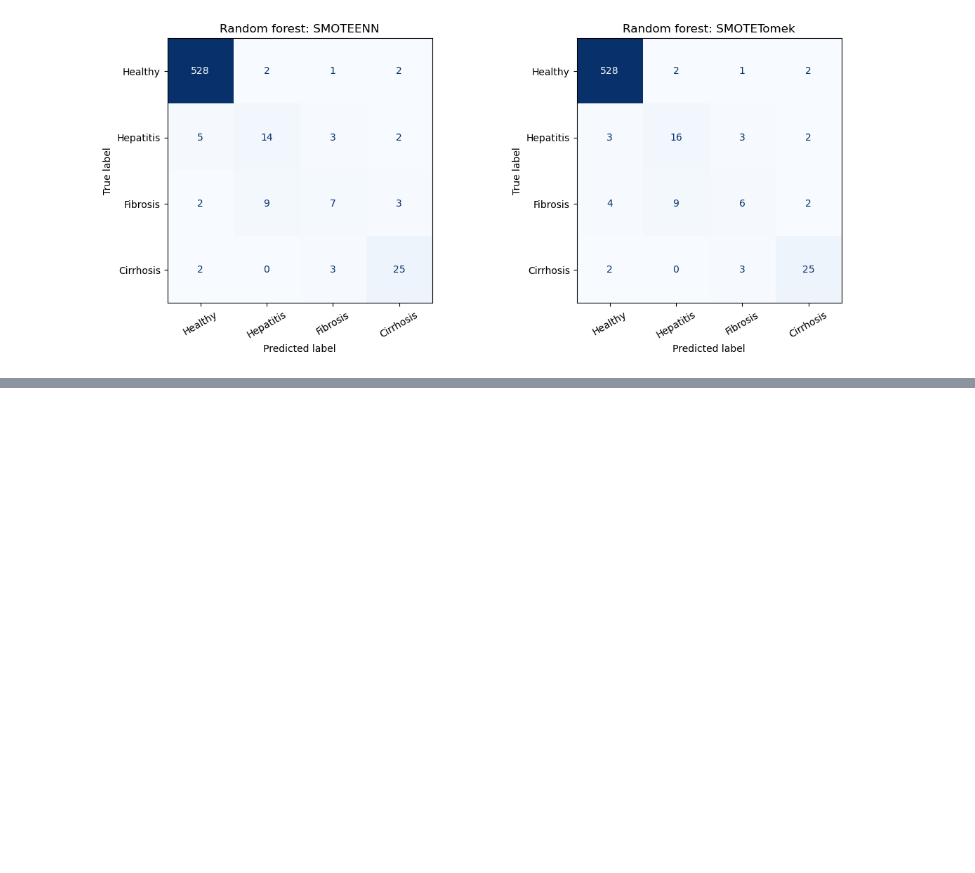
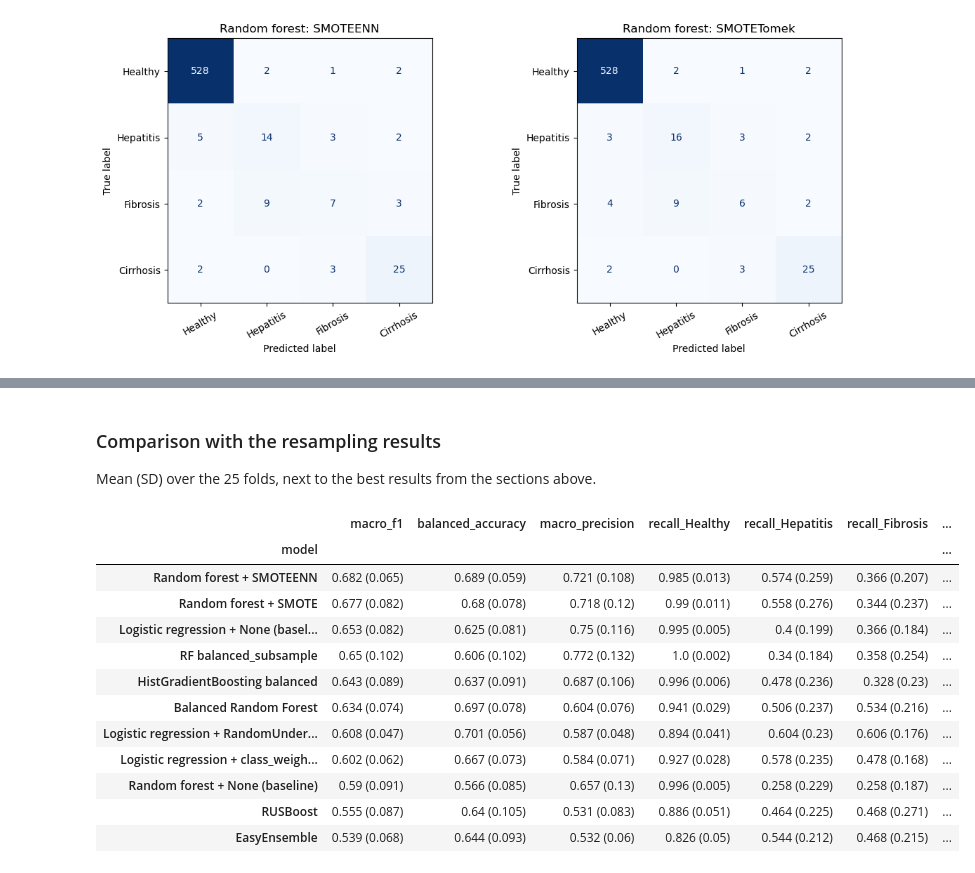
Before and after one commit to omaralhajjaj4-star/hcv-ML-DS-project, a Jupyter notebook: class_imbalance.ipynb, the cells around one changed output, grey strips where cells are left out. Saved outputs shown, nothing was run; the diff lists cells and outputs as text; code cells hidden in the pictures; blank space fills up the shorter version.

```diff
--- a/class_imbalance.ipynb
+++ b/class_imbalance.ipynb
@@ -435,16 +412,16 @@ exactly once.
 # %%
-# For each model, pick the two strategies with the highest macro F1.
+# for each model, pick the two strategies with the highest macro F1
 for model_name in MODELS:
     top_two = mean_table.loc[model_name]["macro_f1"].nlargest(2).index
     fig, axes = plt.subplots(1, 2, figsize=(12, 5))
 
     for ax, strategy in zip(axes, top_two):
-        # Use only the first repeat (the first 5 splits) so that every
-        # patient appears in exactly one test fold and is predicted once.
-        pipeline = build_pipeline(model_name, strategy)
+        # use only the first repeat (the first 5 splits) so that every
+        # patient appears in exactly one test fold and is predicted once
+        pipeline = PIPELINES[(model_name, strategy)]
         predicted = cross_val_predict(pipeline, X, y, cv=SPLITS[:N_SPLITS])
 
-        # Draw the confusion matrix: rows are true, columns predicted.
+        # draw the confusion matrix: rows are true, columns predicted
         ConfusionMatrixDisplay.from_predictions(
             y, predicted, labels=CLASSES, ax=ax, colorbar=False,
             cmap="Blues")
@@ -457,0 +480,43 @@ for model_name in MODELS:
+# %% [markdown]
+### Comparison with the resampling results
+
+Mean (SD) over the 25 folds, next to the best results from the sections above.
+# %%
+# pick the reference rows from the earlier results table
+reference_pairs = [
+    ("Random forest", BASELINE), ("Random forest", "SMOTE"),
+    ("Random forest", "SMOTEENN"), ("Logistic regression", BASELINE),
+    ("Logistic regression", "class_weight=balanced"),
+    ("Logistic regression", "RandomUnderSampler"),
+]
+keep = [
+    ((results["model"] == m) & (results["strategy"] == s))
+    for m, s in reference_pairs
+]
+reference = results[np.logical_or.reduce(keep)].copy()
+
+# label every row as "model + strategy" so all runs sit in one table
+reference["model"] = reference["model"] + " + " + reference["strategy"]
+combined = pd.concat([reference, experiment], ignore_index=True)
+
+# mean and SD per run, sorted by macro F1 (best first)
+grouped = combined.groupby("model", sort=False)[METRICS]
+mean_exp = grouped.mean()
+sd_exp = grouped.std()
+order = mean_exp["macro_f1"].sort_values(ascending=False).index
+display((mean_exp.round(3).astype(str) + " ("
+         + sd_exp.round(3).astype(str) + ")").loc[order])
+# %% [output]
+|  | macro_f1 | balanced_accuracy | macro_precision | recall_Healthy | recall_Hepatitis | recall_Fibrosis | ... |
+| model |  |  |  |  |  |  | ... |
+| Random forest + SMOTEENN | 0.682 (0.065) | 0.689 (0.059) | 0.721 (0.108) | 0.985 (0.013) | 0.574 (0.259) | 0.366 (0.207) | ... |
+| Random forest + SMOTE | 0.677 (0.082) | 0.68 (0.078) | 0.718 (0.12) | 0.99 (0.011) | 0.558 (0.276) | 0.344 (0.237) | ... |
+| Logistic regression + None (basel... | 0.653 (0.082) | 0.625 (0.081) | 0.75 (0.116) | 0.995 (0.005) | 0.4 (0.199) | 0.366 (0.184) | ... |
+| RF balanced_subsample | 0.65 (0.102) | 0.606 (0.102) | 0.772 (0.132) | 1.0 (0.002) | 0.34 (0.184) | 0.358 (0.254) | ... |
+| HistGradientBoosting balanced | 0.643 (0.089) | 0.637 (0.091) | 0.687 (0.106) | 0.996 (0.006) | 0.478 (0.236) | 0.328 (0.23) | ... |
+| Balanced Random Forest | 0.634 (0.074) | 0.697 (0.078) | 0.604 (0.076) | 0.941 (0.029) | 0.506 (0.237) | 0.534 (0.216) | ... |
+| Logistic regression + RandomUnder... | 0.608 (0.047) | 0.701 (0.056) | 0.587 (0.048) | 0.894 (0.041) | 0.604 (0.23) | 0.606 (0.176) | ... |
+| Logistic regression + class_weigh... | 0.602 (0.062) | 0.667 (0.073) | 0.584 (0.071) | 0.927 (0.028) | 0.578 (0.235) | 0.478 (0.168) | ... |
+| Random forest + None (baseline) | 0.59 (0.091) | 0.566 (0.085) | 0.657 (0.13) | 0.996 (0.005) | 0.258 (0.229) | 0.258 (0.187) | ... |
+| RUSBoost | 0.555 (0.087) | 0.64 (0.105) | 0.531 (0.083) | 0.886 (0.051) | 0.464 (0.225) | 0.468 (0.271) | ... |
+| EasyEnsemble | 0.539 (0.068) | 0.644 (0.093) | 0.532 (0.06) | 0.826 (0.05) | 0.544 (0.212) | 0.468 (0.215) | ... |
```
Also changed, not shown: parts of 32 cells of this notebook, 12 other files.
